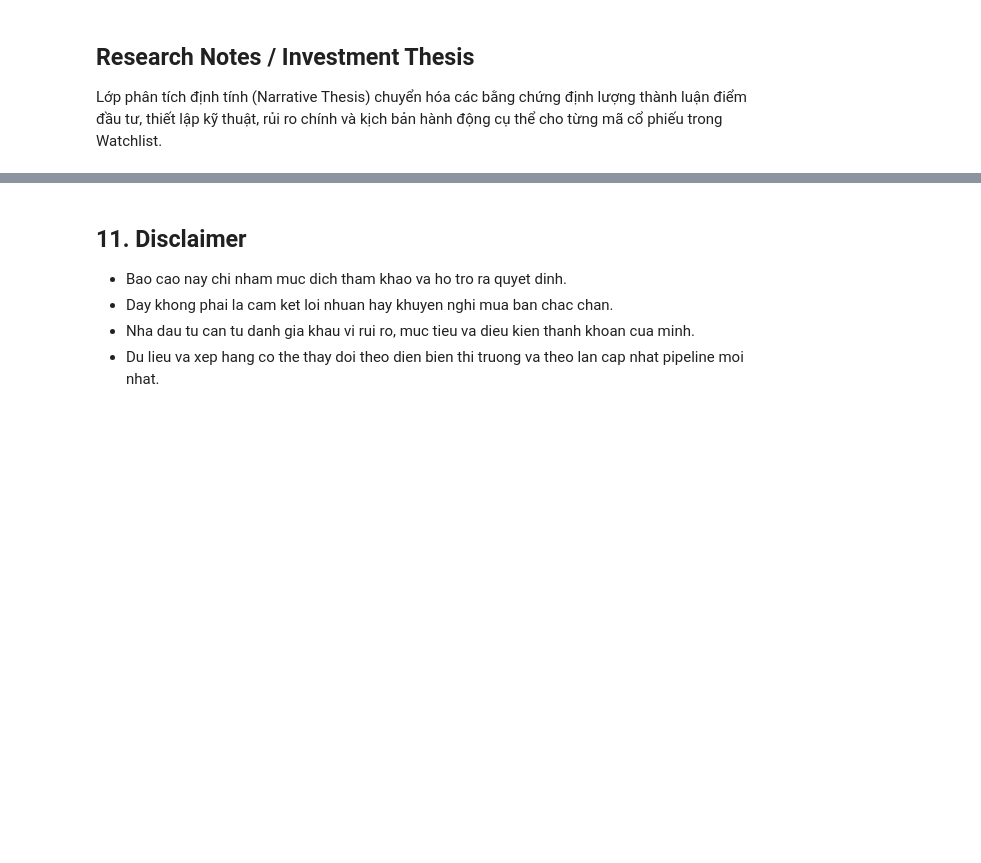
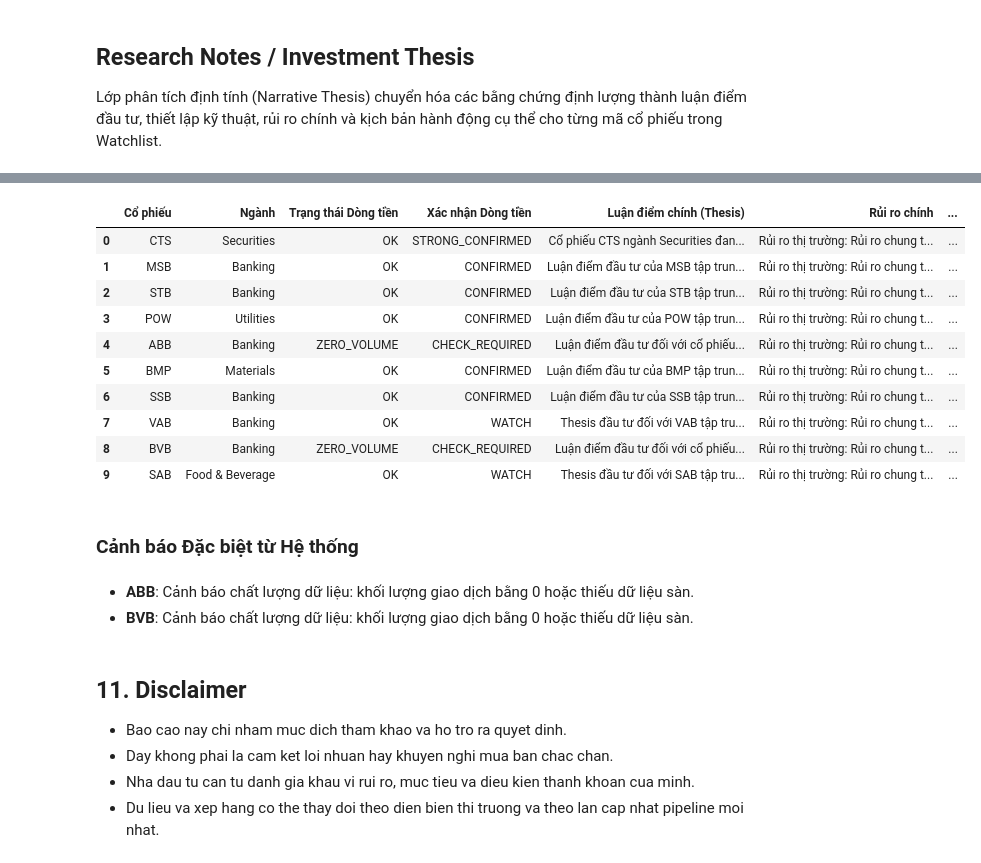
Before and after one commit to ArthurtheFin/vietnam-quant-research, a Jupyter notebook: notebooks/05_client_report/01_client_market_report.ipynb, the cells around one changed output, grey strips where cells are left out. Saved outputs shown, nothing was run; the diff lists cells and outputs as text; code cells hidden in the pictures; blank space fills up the shorter version.

```diff
--- a/notebooks/05_client_report/01_client_market_report.ipynb
+++ b/notebooks/05_client_report/01_client_market_report.ipynb
@@ -533,3 +608,17 @@ else:
+# %%
+dr_path = ROOT / "data/output/data_review_watchlist.parquet"
+if dr_path.exists():
+    try:
+        dr_df = pd.read_parquet(dr_path)
+        if not dr_df.empty:
+            display(Markdown("**CẢNH BÁO ĐẶC BIỆT:** Phát hiện cổ phiếu lỗi dữ liệu hoặc dòng tiền yếu cần kiểm tra!"))
+            display(dr_df[["symbol", "latest_date", "latest_volume", "latest_close", "cashflow_data_status", "confirmation_status", "eligibility_reason", "recommended_action"]])
+        else:
+            display(Markdown("*Không có cổ phiếu nào bị cảnh báo chất lượng dữ liệu ở phase này.*"))
+    except Exception as e:
+        display(Markdown(f"**Lỗi đọc data_review_watchlist:** {e}"))
+else:
+    display(Markdown("*Không tìm thấy danh sách kiểm tra dữ liệu (data_review_watchlist).*"))
 # %% [markdown]
 ## Research Notes / Investment Thesis
 Lớp phân tích định tính (Narrative Thesis) chuyển hóa các bằng chứng định lượng thành luận điểm đầu tư, thiết lập kỹ thuật, rủi ro chính và kịch bản hành động cụ thể cho từng mã cổ phiếu trong Watchlist.
@@ -539,15 +628,22 @@ import json
 from pathlib import Path
 from IPython.display import display, Markdown
 
-index_path = Path("data/output/research_notes_index.parquet")
-meta_path = Path("data/output/research_notes_metadata.json")
+index_path = ROOT / "data/output/research_notes_index.parquet"
+meta_path = ROOT / "data/output/research_notes_metadata.json"
 
 if not index_path.exists() or not meta_path.exists():
-    display(Markdown("**Cảnh báo:** Chưa tạo lớp Research Notes. Vui lòng chạy  hoặc thêm flag  vào Daily Pipeline để tự động cập nhật luận điểm đầu tư."))
+    display(Markdown("**Cảnh báo:** Chưa tạo lớp Research Notes. Vui lòng chạy `python scripts/build_research_notes.py` hoặc thêm flag `--build-research-notes` vào Daily Pipeline để tự động cập nhật luận điểm đầu tư."))
 else:
     try:
         index_df = pd.read_parquet(index_path)
         metadata = json.loads(meta_path.read_text(encoding="utf-8"))
+
+        # Check pipeline_metadata status
+        pipeline_meta = load_json_safe("data/output/pipeline_metadata.json")
+        rn_enabled = pipeline_meta.get("research_notes", {}).get("enabled", False)
+
+        if not rn_enabled:
+            display(Markdown("*Note: Research Notes được build bằng script độc lập, chưa được ghi nhận trong pipeline_metadata. Chạy full pipeline với `--build-research-notes` để đồng bộ metadata.*"))
 
         if index_df.empty:
             display(Markdown("*Không có mã cổ phiếu nào trong danh sách tạo Research Notes.*"))
@@ -586,8 +682,8 @@ else:
 
             if warnings_to_show:
                 display(Markdown("### Cảnh báo Đặc biệt từ Hệ thống"))
-                display(Markdown("
-".join(warnings_to_show)))
+                display(Markdown("\n".join(warnings_to_show)))
 
     except Exception as e:
         display(Markdown(f"**Lỗi tải dữ liệu Research Notes:** {e}"))
+# %% [output]
@@ -594,3 +691,17 @@ else:
+|  | Cổ phiếu | Ngành | Trạng thái Dòng tiền | Xác nhận Dòng tiền | Luận điểm chính (Thesis) | Rủi ro chính | ... |
+| 0 | CTS | Securities | OK | STRONG_CONFIRMED | Cổ phiếu CTS ngành Securities đan... | Rủi ro thị trường: Rủi ro chung t... | ... |
+| 1 | MSB | Banking | OK | CONFIRMED | Luận điểm đầu tư của MSB tập trun... | Rủi ro thị trường: Rủi ro chung t... | ... |
+| 2 | STB | Banking | OK | CONFIRMED | Luận điểm đầu tư của STB tập trun... | Rủi ro thị trường: Rủi ro chung t... | ... |
+| 3 | POW | Utilities | OK | CONFIRMED | Luận điểm đầu tư của POW tập trun... | Rủi ro thị trường: Rủi ro chung t... | ... |
+| 4 | ABB | Banking | ZERO_VOLUME | CHECK_REQUIRED | Luận điểm đầu tư đối với cổ phiếu... | Rủi ro thị trường: Rủi ro chung t... | ... |
+| 5 | BMP | Materials | OK | CONFIRMED | Luận điểm đầu tư của BMP tập trun... | Rủi ro thị trường: Rủi ro chung t... | ... |
+| 6 | SSB | Banking | OK | CONFIRMED | Luận điểm đầu tư của SSB tập trun... | Rủi ro thị trường: Rủi ro chung t... | ... |
+| 7 | VAB | Banking | OK | WATCH | Thesis đầu tư đối với VAB tập tru... | Rủi ro thị trường: Rủi ro chung t... | ... |
+| 8 | BVB | Banking | ZERO_VOLUME | CHECK_REQUIRED | Luận điểm đầu tư đối với cổ phiếu... | Rủi ro thị trường: Rủi ro chung t... | ... |
+| 9 | SAB | Food & Beverage | OK | WATCH | Thesis đầu tư đối với SAB tập tru... | Rủi ro thị trường: Rủi ro chung t... | ... |
+### Cảnh báo Đặc biệt từ Hệ thống
+- **ABB**: Cảnh báo chất lượng dữ liệu: khối lượng giao dịch bằng 0 hoặc thiếu dữ liệu sàn.
+- **BVB**: Cảnh báo chất lượng dữ liệu: khối lượng giao dịch bằng 0 hoặc thiếu dữ liệu sàn.
 # %% [markdown]
 ## 11. Disclaimer
 
```
Also changed, not shown: parts of 5 cells of this notebook, 21 other files.
